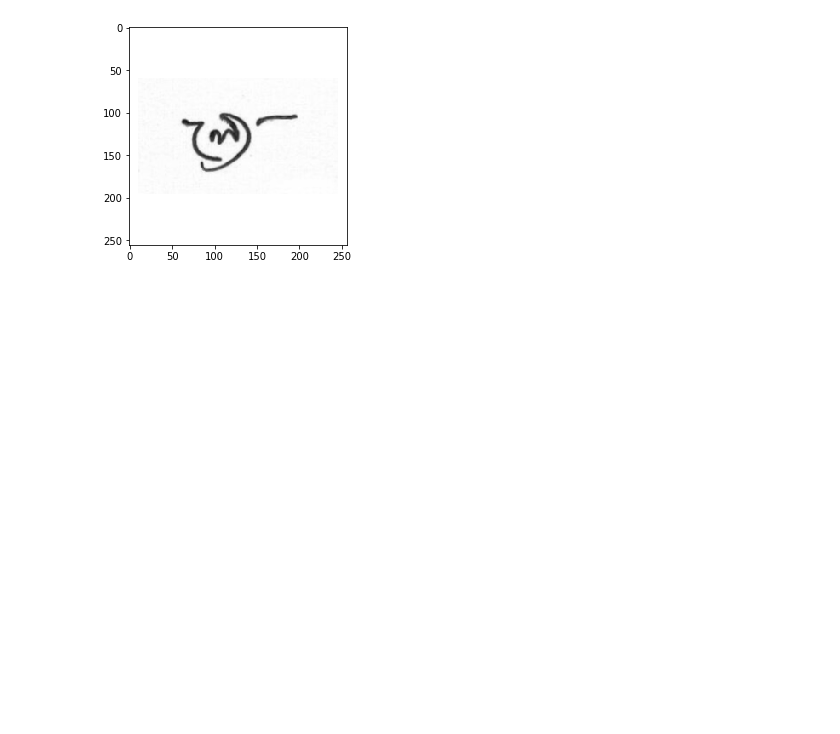
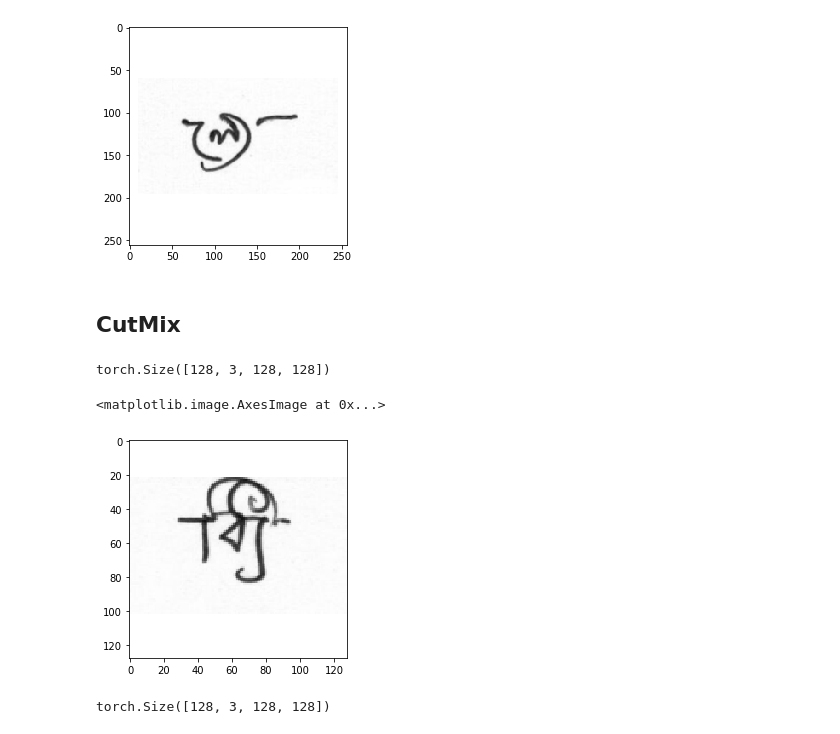
Before and after one commit to MarioProjects/bengali_graphemes, a Jupyter notebook: data_analysis.ipynb, the cells around one changed output. Cells and saved outputs as stored; diff of their text form; code cells hidden in the pictures; blank space fills up the shorter version.

```diff
--- a/data_analysis.ipynb
+++ b/data_analysis.ipynb
@@ -114,3 +93,22 @@ plt.imshow(image)
 # %% [output]
 <matplotlib.image.AxesImage at 0x...>
 [figure]
+# %% [markdown]
+## CutMix
+# %%
+train_augment, valid_augment = data_augmentation_selector("da7", 150, 128)
+
+train_dataset = BengaliDataset(df=train_df, data_path=data_root, augment=train_augment)
+train_loader = DataLoader(train_dataset, sampler=RandomSampler(train_dataset), batch_size=128,
+                          drop_last=True, num_workers=4, pin_memory=True, collate_fn=null_collate)
+# %%
+x, y = next(iter(train_loader))
+# %%
+x.shape
+# %% [output]
+torch.Size([128, 3, 128, 128])
+# %%
+plt.imshow(x[0].data.cpu().numpy().transpose(1,2,0))
+# %% [output]
+<matplotlib.image.AxesImage at 0x...>
+[figure, added]
@@ -116,0 +117,4 @@ plt.imshow(image)
+# %%
+d.shape
+# %% [output]
+torch.Size([128, 3, 128, 128])
```
Also changed, not shown: parts of 15 cells of this notebook, 6 other files.
